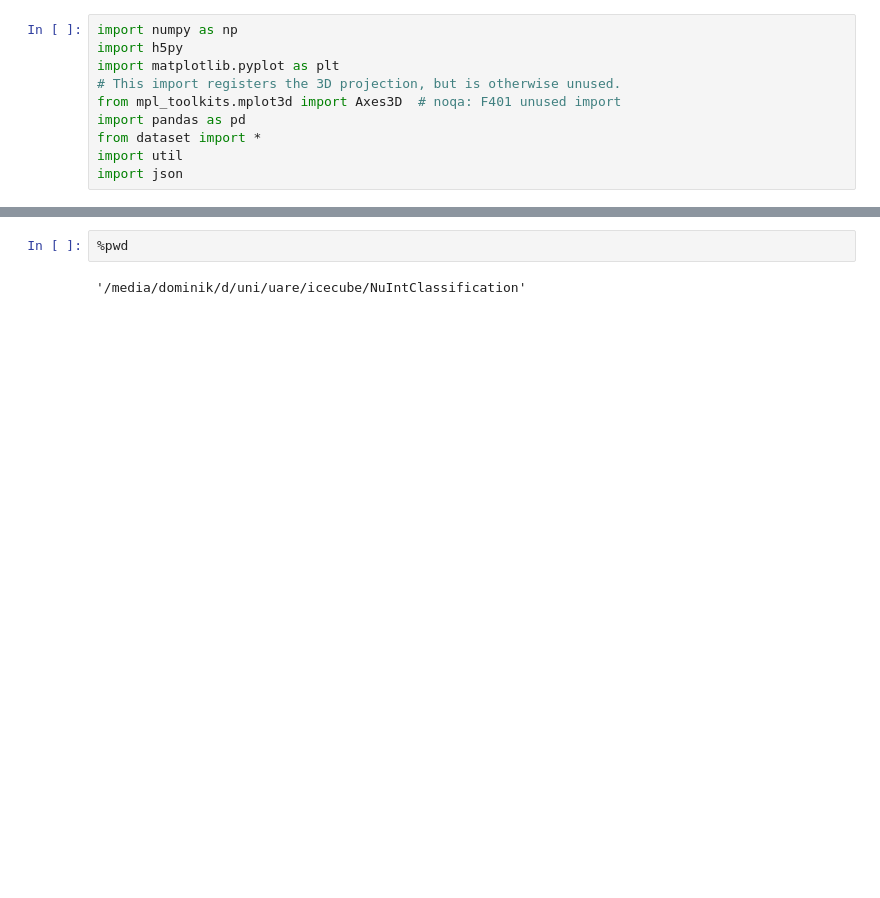
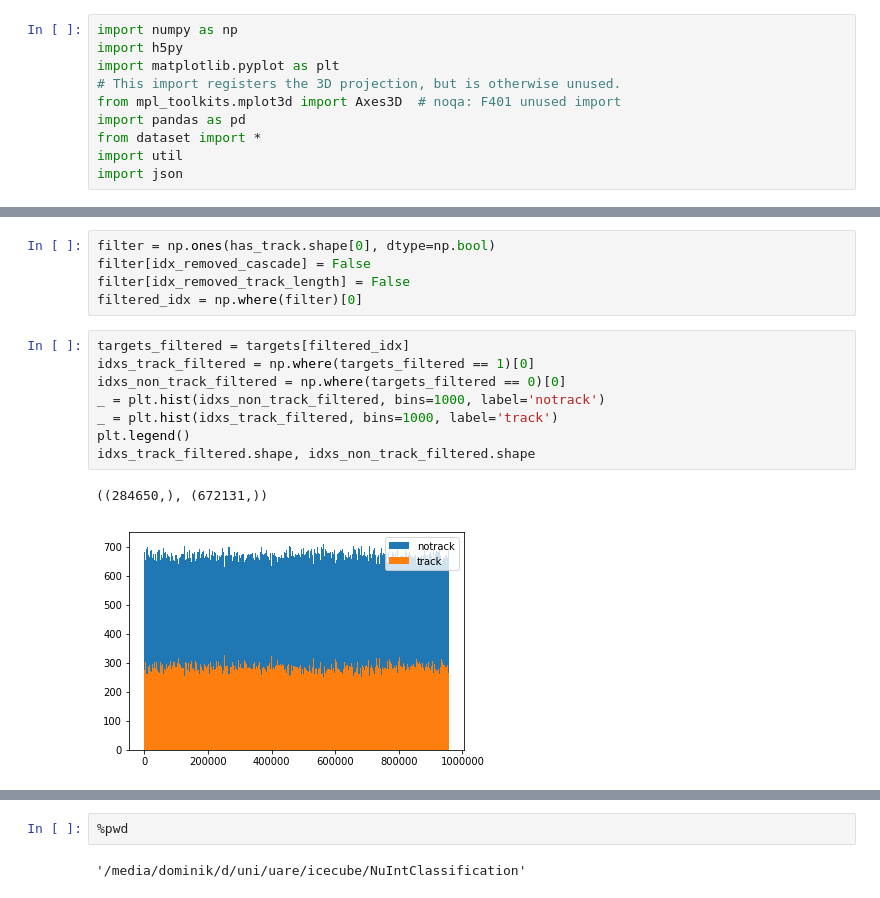
Before and after one commit to ruian1/NuIntClassification, a Jupyter notebook: data.ipynb, the cells around one changed output, grey strips where cells are left out. Cells and saved outputs as stored; diff of their text form; blank space fills up the shorter version.

```diff
--- a/data.ipynb
+++ b/data.ipynb
@@ -10,0 +40,16 @@ import json
+# %%
+filter = np.ones(has_track.shape[0], dtype=np.bool)
+filter[idx_removed_cascade] = False
+filter[idx_removed_track_length] = False
+filtered_idx = np.where(filter)[0]
+# %%
+targets_filtered = targets[filtered_idx]
+idxs_track_filtered = np.where(targets_filtered == 1)[0]
+idxs_non_track_filtered = np.where(targets_filtered == 0)[0]
+_ = plt.hist(idxs_non_track_filtered, bins=1000, label='notrack')
+_ = plt.hist(idxs_track_filtered, bins=1000, label='track')
+plt.legend()
+idxs_track_filtered.shape, idxs_non_track_filtered.shape
+# %% [output]
+((284650,), (672131,))
+[figure, added]
```
Also changed, not shown: parts of 12 cells of this notebook, 18 other files.
